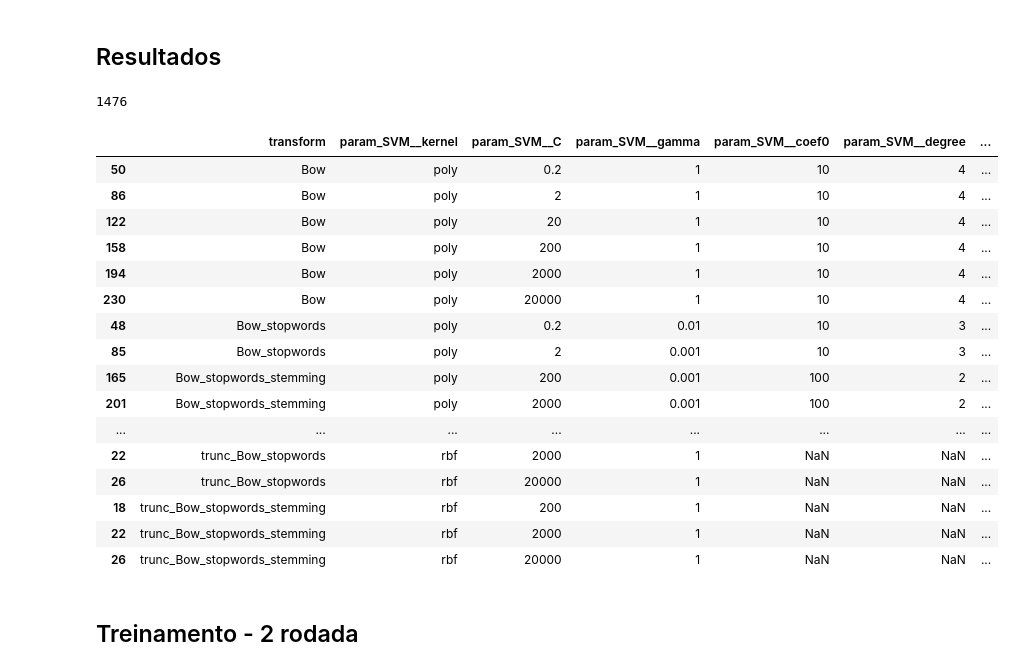
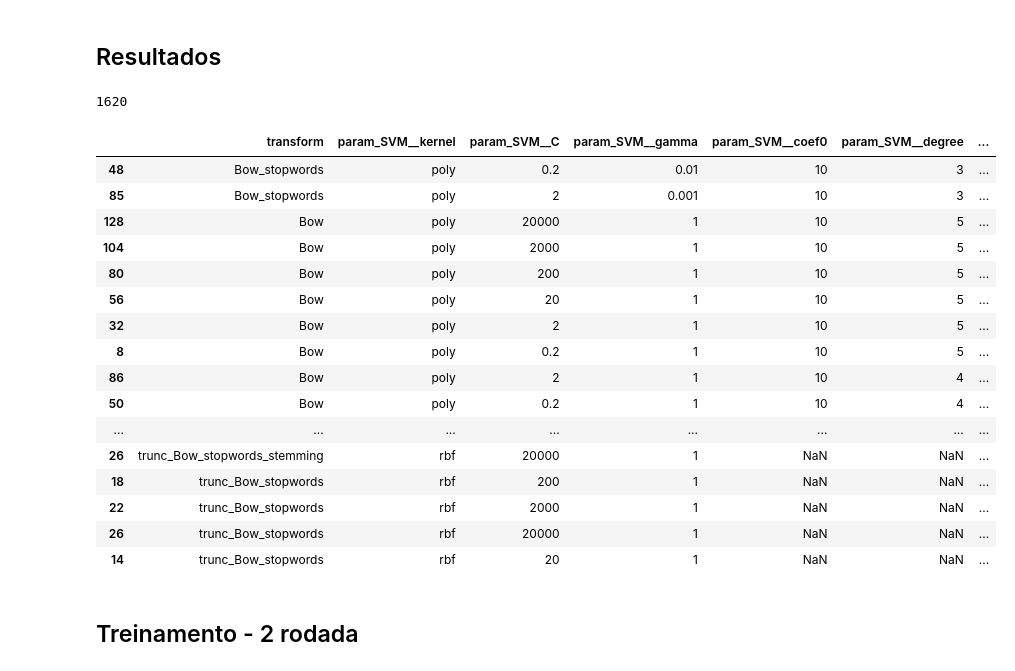
Before and after one commit to danielgs-research/svm-fakenews, a Jupyter notebook: Bow_SVM.ipynb, the cells around one changed output. Cells and saved outputs as stored; diff of their text form; code cells hidden in the pictures.

Commit message:
resultados v1

```diff
--- a/Bow_SVM.ipynb
+++ b/Bow_SVM.ipynb
@@ -253,34 +253,37 @@ grid_4.insert(7,'transform',transform_name[4])
 grid_5 = pd.read_pickle(os.path.join(result_path,'grid_5_results.pkl'))
 grid_5.insert(7,'transform',transform_name[5])
 
-results = pd.concat([grid_0,grid_1,grid_2,grid_3,grid_4,grid_5])
+grid_6 = pd.read_pickle(os.path.join(result_path,'grid_6_results.pkl'))
+grid_6.insert(7,'transform',transform_name[0])
+
+results = pd.concat([grid_0,grid_1,grid_2,grid_3,grid_4,grid_5,grid_6])
 # %%
 len(results)
 # %% [output]
-1476
+1620
 # %%
 results['params_str'] = results['params'].apply(lambda x: format_params(x))
 # %%
 idx = results.groupby('transform')['rank_test_f1'].transform(min) == results['rank_test_f1']
-results[idx][['transform','param_SVM__kernel', 'param_SVM__C','param_SVM__gamma','param_SVM__coef0','param_SVM__degree','mean_test_f1','mean_test_precision','mean_test_recall','mean_test_accuracy']]
+results[idx][['transform','param_SVM__kernel', 'param_SVM__C','param_SVM__gamma','param_SVM__coef0','param_SVM__degree','mean_test_f1','mean_test_precision','mean_test_recall','mean_test_accuracy']].sort_values('mean_test_f1',ascending=False)
 # %% [output]
 |  | transform | param_SVM__kernel | param_SVM__C | param_SVM__gamma | param_SVM__coef0 | param_SVM__degree | ... |
-| 50 | Bow | poly | 0.2 | 1 | 10 | 4 | ... |
-| 86 | Bow | poly | 2 | 1 | 10 | 4 | ... |
-| 122 | Bow | poly | 20 | 1 | 10 | 4 | ... |
-| 158 | Bow | poly | 200 | 1 | 10 | 4 | ... |
-| 194 | Bow | poly | 2000 | 1 | 10 | 4 | ... |
-| 230 | Bow | poly | 20000 | 1 | 10 | 4 | ... |
 | 48 | Bow_stopwords | poly | 0.2 | 0.01 | 10 | 3 | ... |
 | 85 | Bow_stopwords | poly | 2 | 0.001 | 10 | 3 | ... |
-| 165 | Bow_stopwords_stemming | poly | 200 | 0.001 | 100 | 2 | ... |
-| 201 | Bow_stopwords_stemming | poly | 2000 | 0.001 | 100 | 2 | ... |
+| 128 | Bow | poly | 20000 | 1 | 10 | 5 | ... |
+| 104 | Bow | poly | 2000 | 1 | 10 | 5 | ... |
+| 80 | Bow | poly | 200 | 1 | 10 | 5 | ... |
+| 56 | Bow | poly | 20 | 1 | 10 | 5 | ... |
+| 32 | Bow | poly | 2 | 1 | 10 | 5 | ... |
+| 8 | Bow | poly | 0.2 | 1 | 10 | 5 | ... |
+| 86 | Bow | poly | 2 | 1 | 10 | 4 | ... |
+| 50 | Bow | poly | 0.2 | 1 | 10 | 4 | ... |
 | ... | ... | ... | ... | ... | ... | ... | ... |
+| 26 | trunc_Bow_stopwords_stemming | rbf | 20000 | 1 | NaN | NaN | ... |
+| 18 | trunc_Bow_stopwords | rbf | 200 | 1 | NaN | NaN | ... |
 | 22 | trunc_Bow_stopwords | rbf | 2000 | 1 | NaN | NaN | ... |
 | 26 | trunc_Bow_stopwords | rbf | 20000 | 1 | NaN | NaN | ... |
-| 18 | trunc_Bow_stopwords_stemming | rbf | 200 | 1 | NaN | NaN | ... |
-| 22 | trunc_Bow_stopwords_stemming | rbf | 2000 | 1 | NaN | NaN | ... |
-| 26 | trunc_Bow_stopwords_stemming | rbf | 20000 | 1 | NaN | NaN | ... |
+| 14 | trunc_Bow_stopwords | rbf | 20 | 1 | NaN | NaN | ... |
 # %% [markdown]
 ## Treinamento - 2 rodada
 # %%
```
Also changed, not shown: parts of 1 cell of this notebook, 1 other file.
